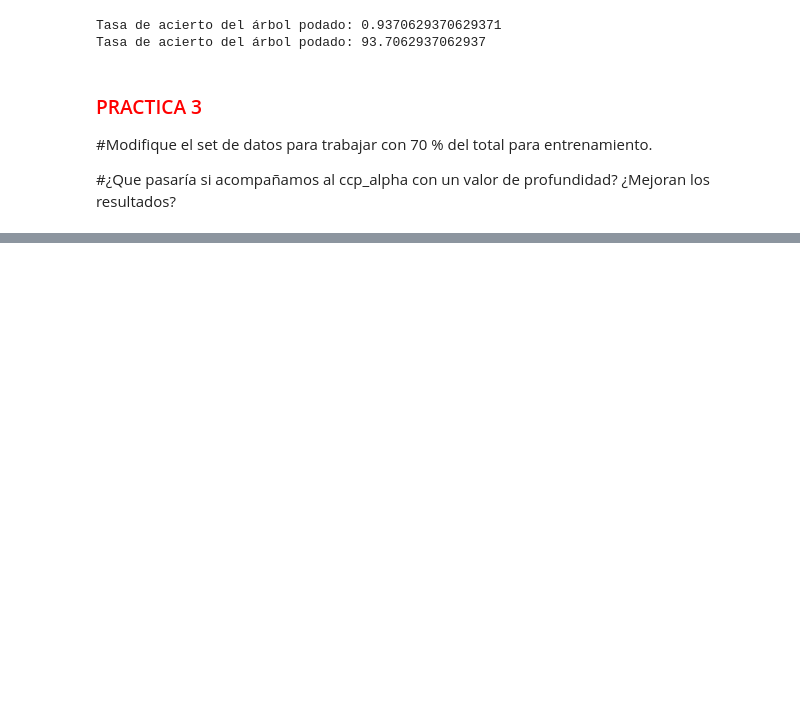
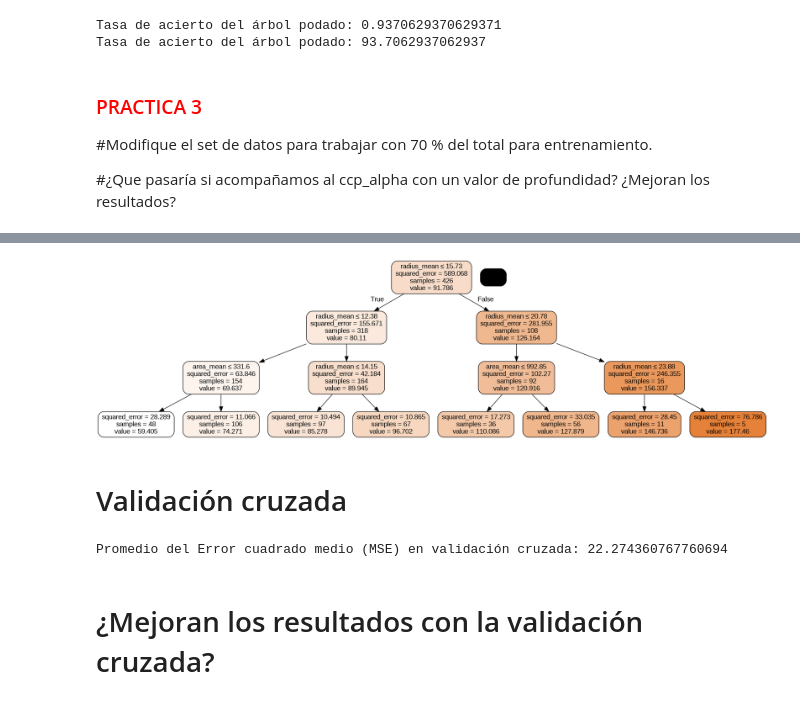
Before and after one commit to ml-unne/ml-unne.github.io, a Jupyter notebook: doc/Arboles_clasificacion(cancer).ipynb, the cells around one changed output, grey strips where cells are left out. Drawn from its saved outputs; the diff is of its cells as text; code cells hidden in the pictures; blank space fills up the shorter version.

```diff
--- a/doc/Arboles_clasificacion(cancer).ipynb
+++ b/doc/Arboles_clasificacion(cancer).ipynb
@@ -393,0 +504,35 @@ Tasa de acierto del árbol podado: 93.7062937062937
+# %%
+from sklearn.tree import export_graphviz
+import pydotplus
+from IPython.display import Image
+
+# Visualizar el árbol de regresión
+dot_data = export_graphviz(arbol_regresion, out_file=None,
+                           filled=True, rounded=True, special_characters=True,
+                           feature_names=X.columns)
+graph = pydotplus.graph_from_dot_data(dot_data)
+Image(graph.create_png())
+# %% [output]
+[figure, added]
+# %% [markdown]
+# Validación cruzada
+# %%
+from sklearn.model_selection import cross_val_score
+
+# Crear el regresor del árbol de regresión con la profundidad máxima deseada
+arbol_regresion = DecisionTreeRegressor(max_depth=3)
+
+# Realizar validación cruzada
+scores = cross_val_score(arbol_regresion, X_imputed, y, cv=5, scoring='neg_mean_squared_error')
+
+# Convertir los scores negativos a MSE positivos
+mse_scores = -scores
+
+# Calcular el promedio de los MSE
+mean_mse = mse_scores.mean()
+
+print("Promedio del Error cuadrado medio (MSE) en validación cruzada:", mean_mse)
+# %% [output]
+Promedio del Error cuadrado medio (MSE) en validación cruzada: 22.274360767760694
+# %% [markdown]
+# ¿Mejoran los resultados con la validación cruzada?
```
Also changed, not shown: parts of 16 cells of this notebook.
